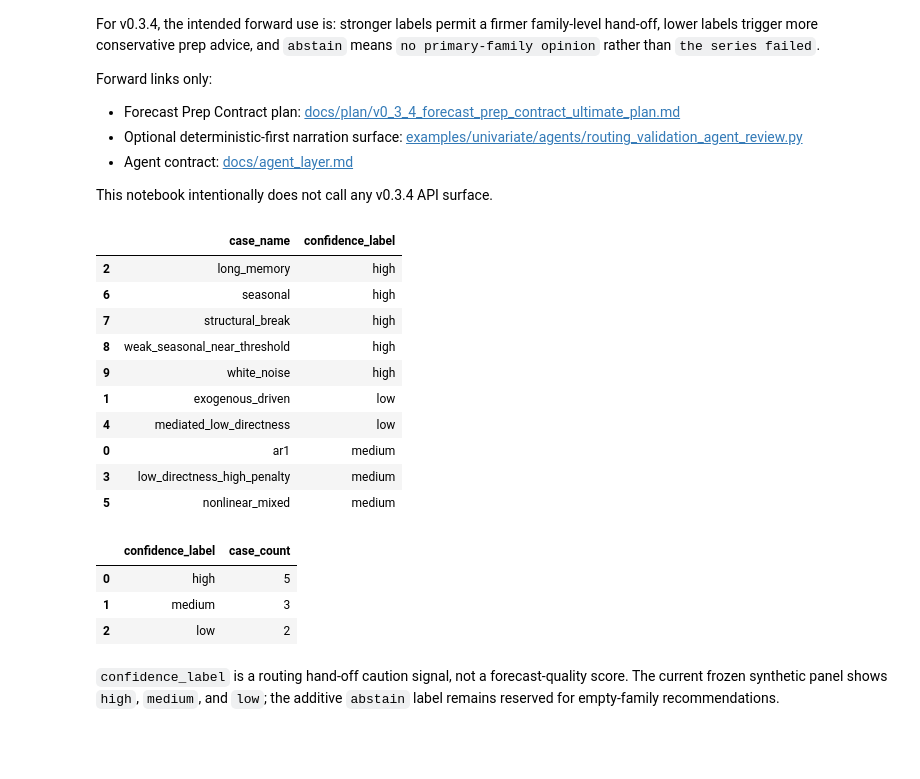
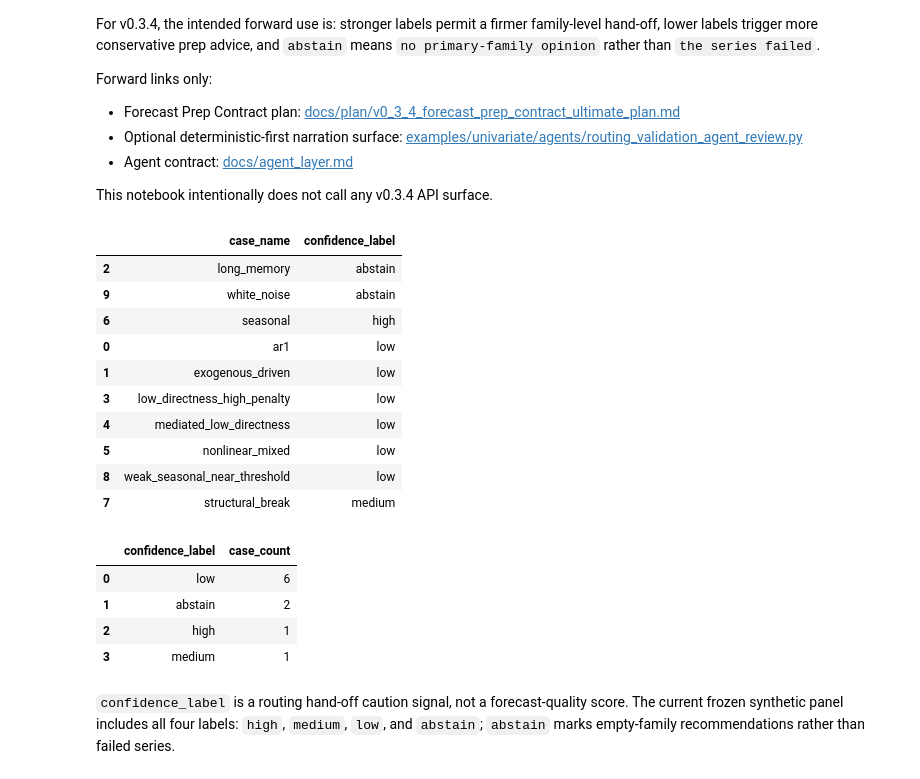
Before and after one commit to AdamKrysztopa/dependence-forecastability, a Jupyter notebook: notebooks/walkthroughs/04_routing_validation_showcase.ipynb, the cells around one changed output. Drawn from its saved outputs; the diff is of its cells as text; code cells hidden in the pictures; blank space fills up the shorter version.

```diff
--- a/notebooks/walkthroughs/04_routing_validation_showcase.ipynb
+++ b/notebooks/walkthroughs/04_routing_validation_showcase.ipynb
@@ -498,32 +497,33 @@ This notebook intentionally does not call any v0.3.4 API surface.
 # %%
 confidence_rows = pd.Series(confidence_fixture, name="confidence_label").rename_axis("case_name").reset_index()
 
 display(confidence_rows.sort_values(["confidence_label", "case_name"]))
 display(
     confidence_rows["confidence_label"]
     .value_counts()
     .rename_axis("confidence_label")
     .reset_index(name="case_count")
 )
 display(
     Markdown(
-        "`confidence_label` is a routing hand-off caution signal, not a forecast-quality score. The current frozen synthetic panel shows `high`, `medium`, and `low`; the additive `abstain` label remains reserved for empty-family recommendations."
+        "`confidence_label` is a routing hand-off caution signal, not a forecast-quality score. The current frozen synthetic panel includes all four labels: `high`, `medium`, `low`, and `abstain`; `abstain` marks empty-family recommendations rather than failed series."
     )
 )
 # %% [output]
 |  | case_name | confidence_label |
-| 2 | long_memory | high |
+| 2 | long_memory | abstain |
+| 9 | white_noise | abstain |
 | 6 | seasonal | high |
-| 7 | structural_break | high |
-| 8 | weak_seasonal_near_threshold | high |
-| 9 | white_noise | high |
+| 0 | ar1 | low |
 | 1 | exogenous_driven | low |
+| 3 | low_directness_high_penalty | low |
 | 4 | mediated_low_directness | low |
-| 0 | ar1 | medium |
-| 3 | low_directness_high_penalty | medium |
-| 5 | nonlinear_mixed | medium |
+| 5 | nonlinear_mixed | low |
+| 8 | weak_seasonal_near_threshold | low |
+| 7 | structural_break | medium |
 |  | confidence_label | case_count |
-| 0 | high | 5 |
-| 1 | medium | 3 |
-| 2 | low | 2 |
+| 0 | low | 6 |
+| 1 | abstain | 2 |
+| 2 | high | 1 |
+| 3 | medium | 1 |
-`confidence_label` is a routing hand-off caution signal, not a forecast-quality score. The current frozen synthetic panel shows `high`, `medium`, and `low`; the additive `abstain` label remains reserved for empty-family recommendations.
+`confidence_label` is a routing hand-off caution signal, not a forecast-quality score. The current frozen synthetic panel includes all four labels: `high`, `medium`, `low`, and `abstain`; `abstain` marks empty-family recommendations rather than failed series.
```
Also changed, not shown: parts of 8 cells of this notebook, 6 other files.
